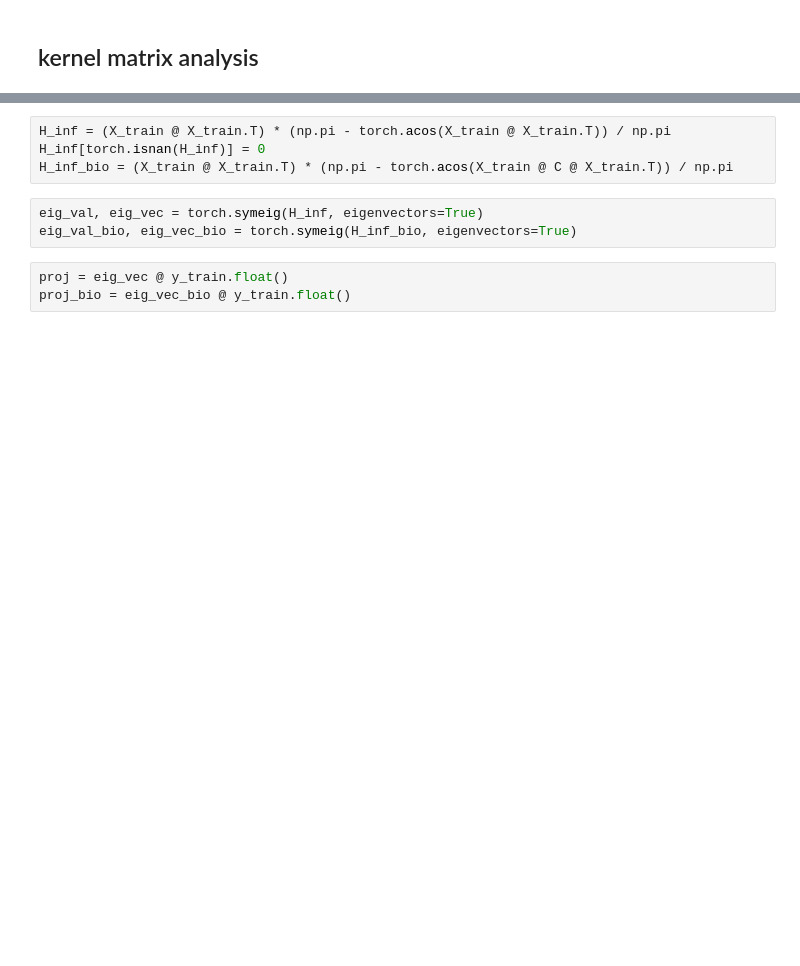
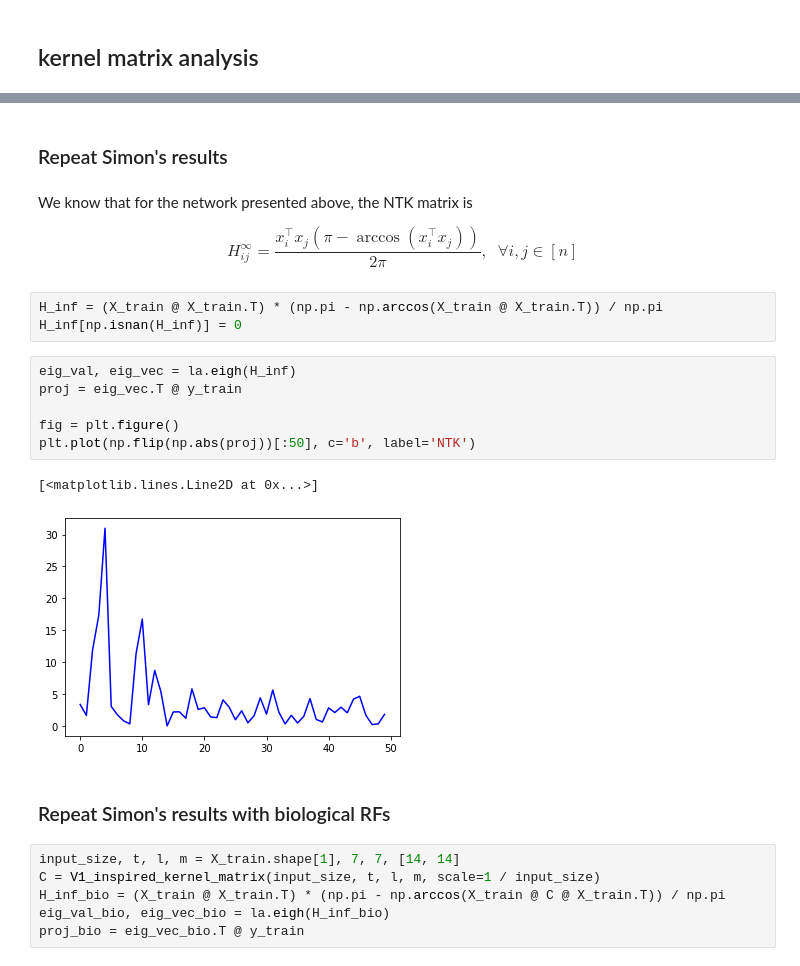
Before and after one commit to BruntonUWBio/structured-random-features, a Jupyter notebook: new_version/NTK_analysis.ipynb, the cells around one changed output, grey strips where cells are left out. Drawn from its saved outputs; the diff is of its cells as text; blank space fills up the shorter version.

```diff
--- a/new_version/NTK_analysis.ipynb
+++ b/new_version/NTK_analysis.ipynb
@@ -175,12 +176,30 @@ C = torch.from_numpy(C).float().to('cuda')
+# %% [markdown]
+### Repeat Simon's results
+# %% [markdown]
+We know that for the network presented above, the NTK matrix is
+
+$$
+H^\infty_{ij} = \dfrac{x_i^\intercal x_j (\pi - \arccos(x_i^\intercal x_j))}{2 \pi}, \; \; \forall i, j \in [n]
+$$
 # %%
-H_inf = (X_train @ X_train.T) * (np.pi - torch.acos(X_train @ X_train.T)) / np.pi
-H_inf[torch.isnan(H_inf)] = 0
-H_inf_bio = (X_train @ X_train.T) * (np.pi - torch.acos(X_train @ C @ X_train.T)) / np.pi
+H_inf = (X_train @ X_train.T) * (np.pi - np.arccos(X_train @ X_train.T)) / np.pi
+H_inf[np.isnan(H_inf)] = 0
-# %%
-eig_val, eig_vec = torch.symeig(H_inf, eigenvectors=True)
-eig_val_bio, eig_vec_bio = torch.symeig(H_inf_bio, eigenvectors=True)
-# %%
-proj = eig_vec @ y_train.float()
-proj_bio = eig_vec_bio @ y_train.float()
+# %%
+eig_val, eig_vec = la.eigh(H_inf)
+proj = eig_vec.T @ y_train
+
+fig = plt.figure()
+plt.plot(np.flip(np.abs(proj))[:50], c='b', label='NTK')
+# %% [output]
+[<matplotlib.lines.Line2D at 0x...>]
+[figure, added]
+# %% [markdown]
+### Repeat Simon's results with biological RFs
+# %%
+input_size, t, l, m = X_train.shape[1], 7, 7, [14, 14]
+C = V1_inspired_kernel_matrix(input_size, t, l, m, scale=1 / input_size)
+H_inf_bio = (X_train @ X_train.T) * (np.pi - np.arccos(X_train @ C @ X_train.T)) / np.pi
+eig_val_bio, eig_vec_bio = la.eigh(H_inf_bio)
+proj_bio = eig_vec_bio.T @ y_train
 # %%
 fig = plt.figure()
```
Also changed, not shown: parts of 12 cells of this notebook, 3 other files.
